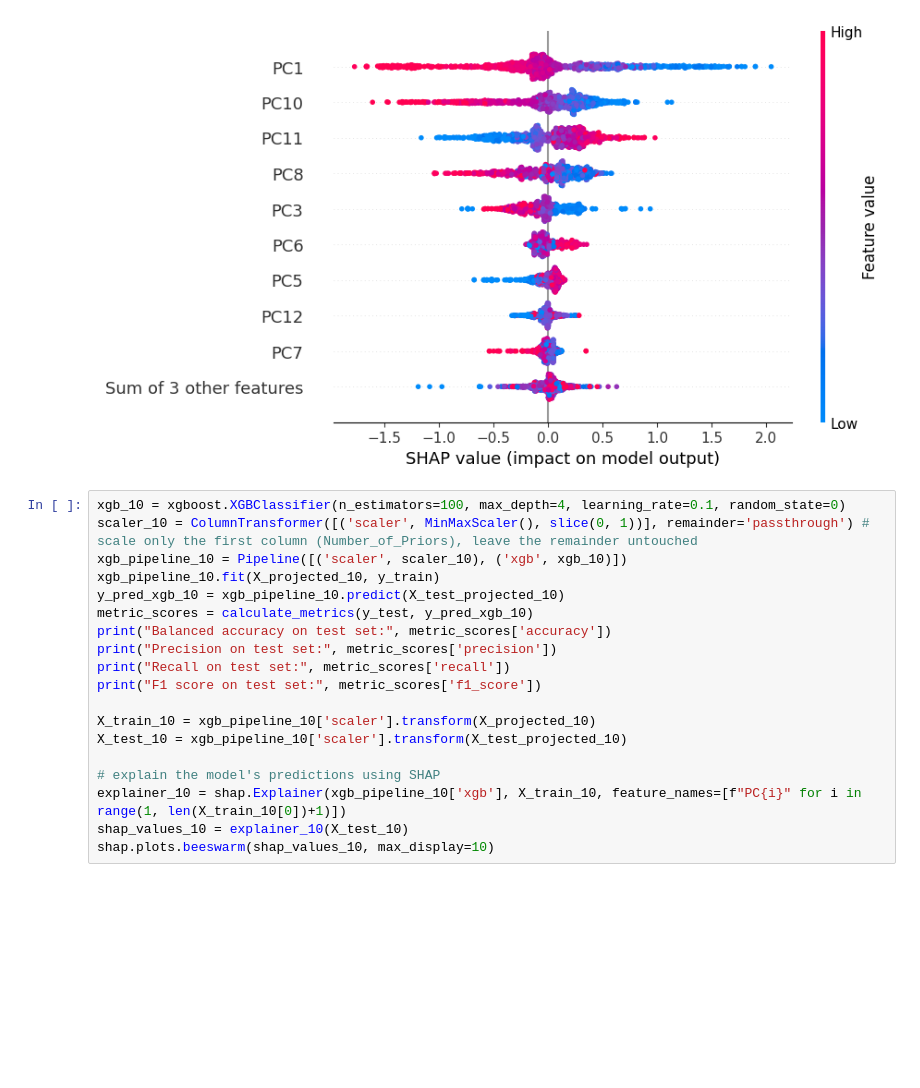
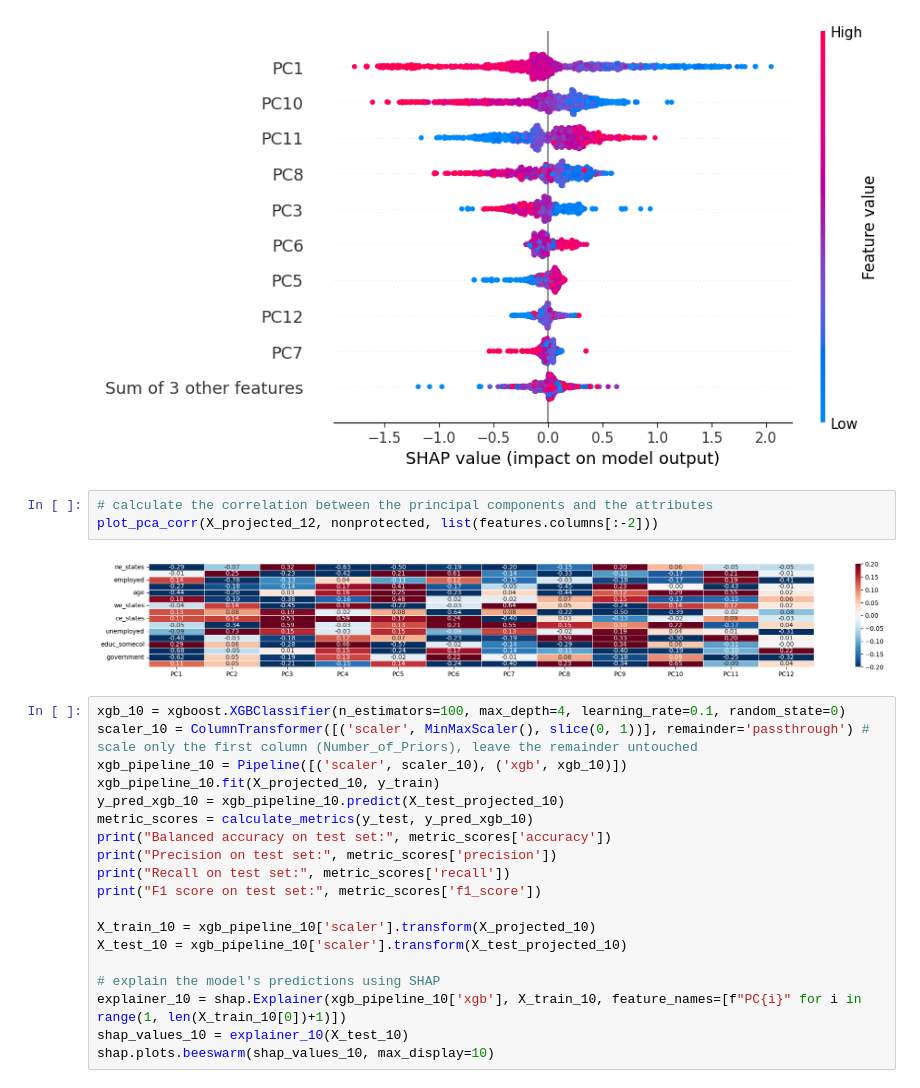
Before and after one commit to sebastianrohr/afae_assignment_2, a Jupyter notebook: exam/exam.ipynb, the cells around one changed output. Drawn from its saved outputs; the diff is of its cells as text; blank space fills up the shorter version.

Commit message:
correlation between PCs and features

```diff
--- a/exam/exam.ipynb
+++ b/exam/exam.ipynb
@@ -839,6 +839,11 @@ Recall on test set: 0.6574923547400612
 F1 score on test set: 0.6625577812018489
 No data for colormapping provided via 'c'. Parameters 'vmin', 'vmax' will be ignored
 [figure]
+# %%
+# calculate the correlation between the principal components and the attributes
+plot_pca_corr(X_projected_12, nonprotected, list(features.columns[:-2]))
+# %% [output]
+[figure, added]
 # %%
 xgb_10 = xgboost.XGBClassifier(n_estimators=100, max_depth=4, learning_rate=0.1, random_state=0)
 scaler_10 = ColumnTransformer([('scaler', MinMaxScaler(), slice(0, 1))], remainder='passthrough') # scale only the first column (Number_of_Priors), leave the remainder untouched
```
